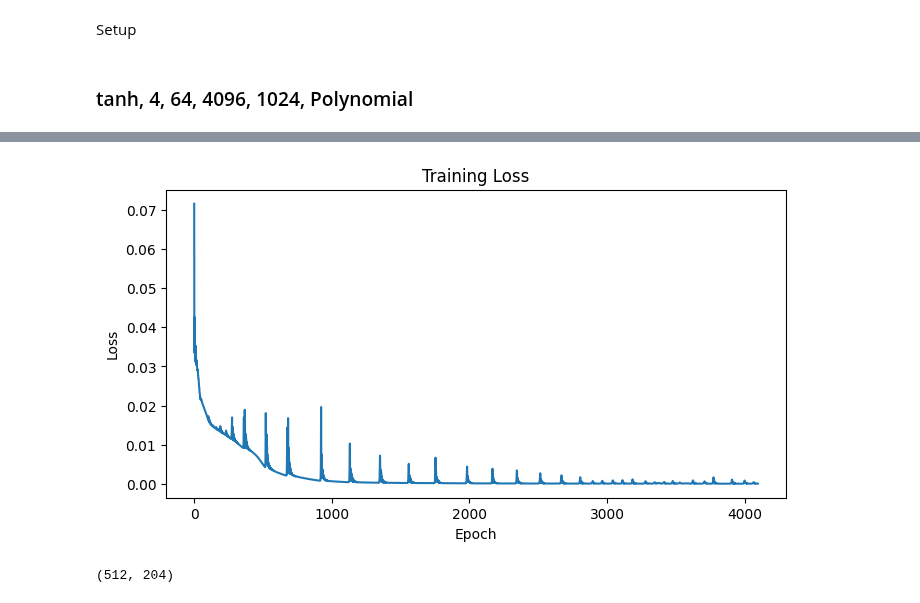
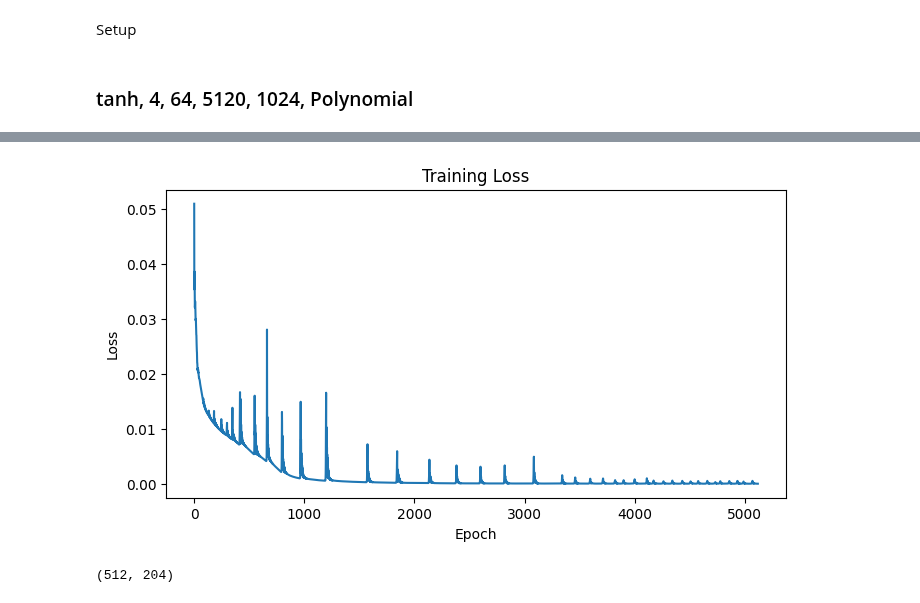
Before and after one commit to nishantak/numerical_sim_PINN, a Jupyter notebook: PINN_Kuramoto/pinn_solver.ipynb, the cells around one changed output, grey strips where cells are left out. Saved outputs shown, nothing was run; the diff lists cells and outputs as text; code cells hidden in the pictures.

Commit message:
plots

```diff
--- a/PINN_Kuramoto/pinn_solver.ipynb
+++ b/PINN_Kuramoto/pinn_solver.ipynb
@@ -78,13 +75,13 @@ def initialise(theta):
     return u0.to(device)
 
 
-def nonlocal_flux(model, theta, t, Nq=100):
+def nonlocal_flux(model, theta, t, Nq=128):
     """
     For each collocation point (theta, t) approximate
        L[p](x,t) = -K * integral|0^(2pi)(sin(x - x') p(x', t) dx')
     using a Riemann sum.
     """
-    # Create quadrature points for x' in [xmin, xmax]
+    # Qadrature points for x' in [xmin, xmax]
     theta_prime = torch.linspace(xmin, xmax, Nq, device=device).view(1, Nq)  # shape (1, Nq)
     delta_theta = xmax / Nq
 
@@ -258,7 +255,7 @@ N_collocation = 1024
 theta_colloc = torch.rand(N_collocation, 1, device=device) * xmax
 t_colloc = torch.rand(N_collocation, 1, device=device) * Tf
 # %% [markdown]
-### tanh, 4, 64, 4096, 1024, Polynomial
+### tanh, 4, 64, 5120, 1024, Polynomial
 # %%
 model = PINN(activation=torch.tanh, hidden_layers=4, neurons=64).to(device)
 optimizer = optim.Adam(model.parameters(), lr=1e-3)
@@ -268,7 +265,7 @@ print(summary(model), '\n')
 INITIAL = 'polynomial'
 u0 = initialise(theta_init)
 
-losses = trainer(u0, model, optimizer, theta_colloc, t_colloc, num_epochs=4096, plot_losses=True)
+losses = trainer(u0, model, optimizer, theta_colloc, t_colloc, num_epochs=5120, plot_losses=True)
 # %% [output]
 =================================================================
 Layer (type:depth-idx)                   Param #
@@ -290,4 +287,4 @@ Epoch 3584, Total Loss: 0.000210, PDE Loss: 0.000139, IC Loss: 0.000070
-[figure, old version]
+[figure, new version]
 # %%
 model.eval()
 with torch.no_grad():
```
Also changed, not shown: parts of 11 cells of this notebook.
